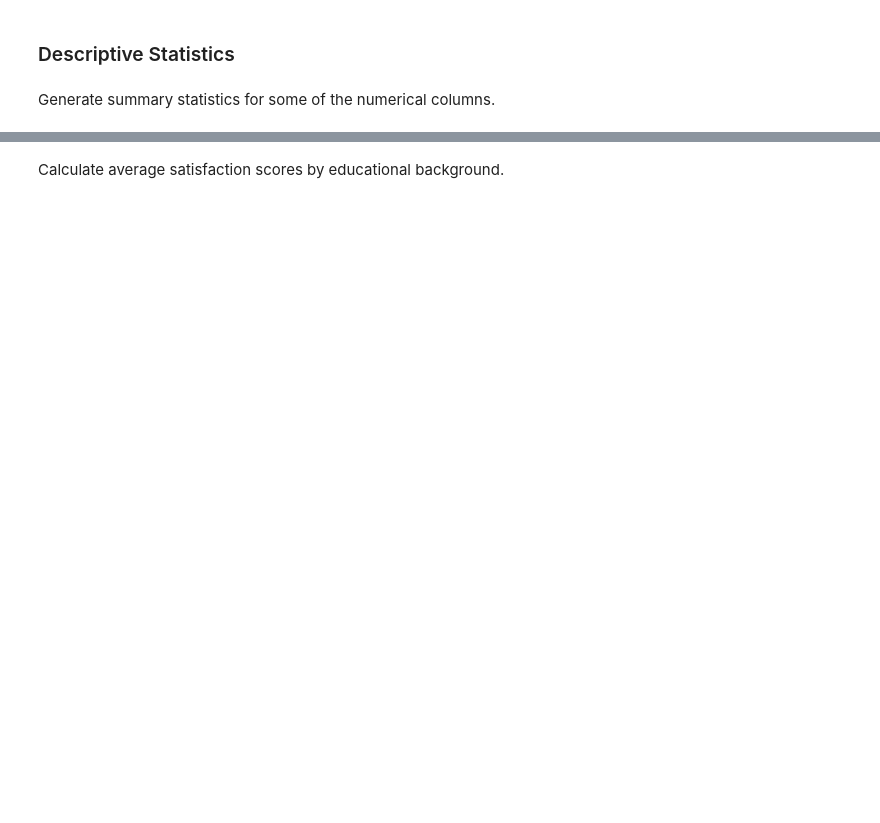
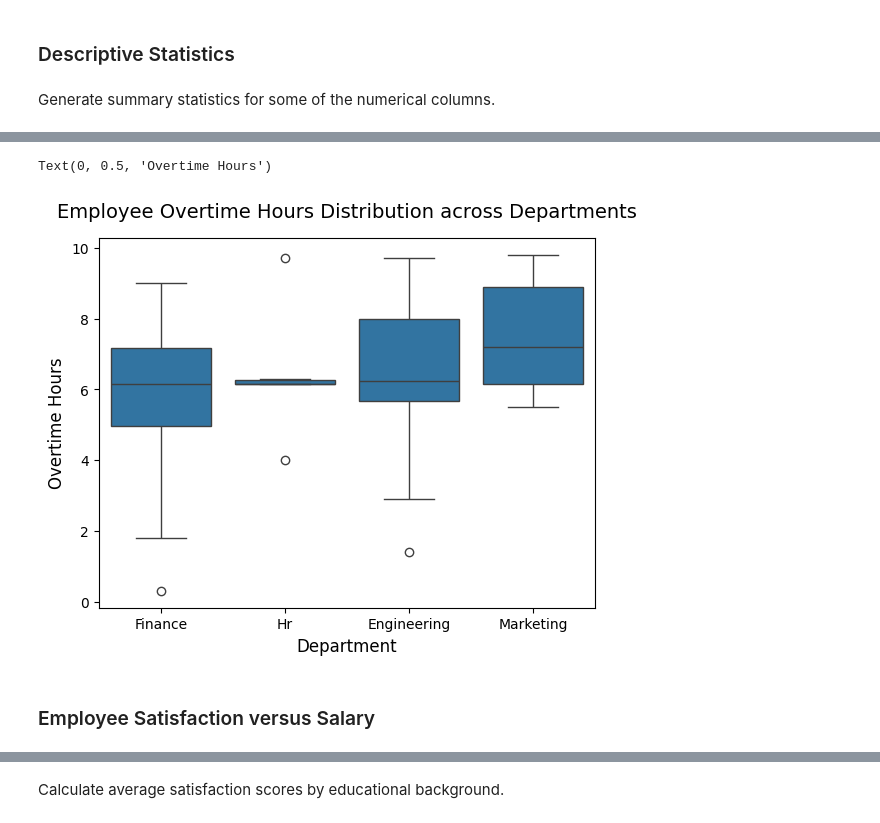
Before and after one commit to aysuntm/engage-metrics-workforce-analytics, a Jupyter notebook: notebooks/02_EDA_visualization.ipynb, the cells around one changed output, grey strips where cells are left out. Saved outputs shown, nothing was run; the diff lists cells and outputs as text; code cells hidden in the pictures; blank space fills up the shorter version.

```diff
--- a/notebooks/02_EDA_visualization.ipynb
+++ b/notebooks/02_EDA_visualization.ipynb
@@ -75,0 +96,11 @@ Name: satisfaction_score, dtype: float64
+# %%
+sns.boxplot(data = df, x = 'department', y = 'overtime_hours')
+# Polish the labels and presentation
+plt.title('Employee Overtime Hours Distribution across Departments', fontsize=14, pad=15)
+plt.xlabel('Department', fontsize=12)
+plt.ylabel('Overtime Hours', fontsize=12)
+# %% [output]
+Text(0, 0.5, 'Overtime Hours')
+[figure, added]
+# %% [markdown]
+### Employee Satisfaction versus Salary
```
Also changed, not shown: parts of 37 cells of this notebook, 2 other files.
